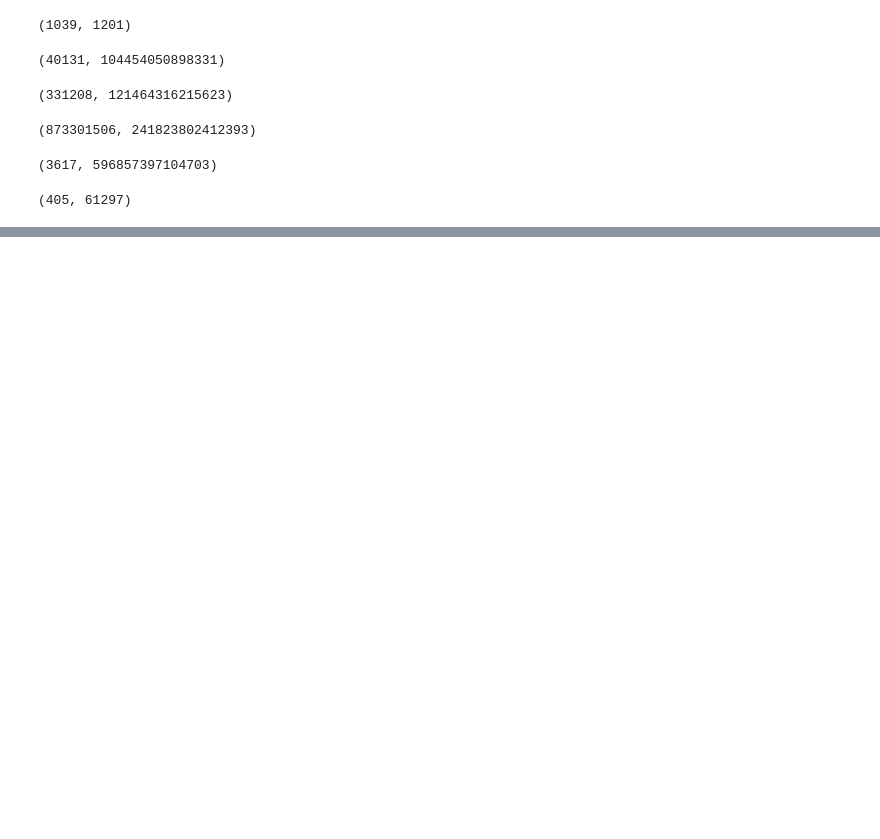
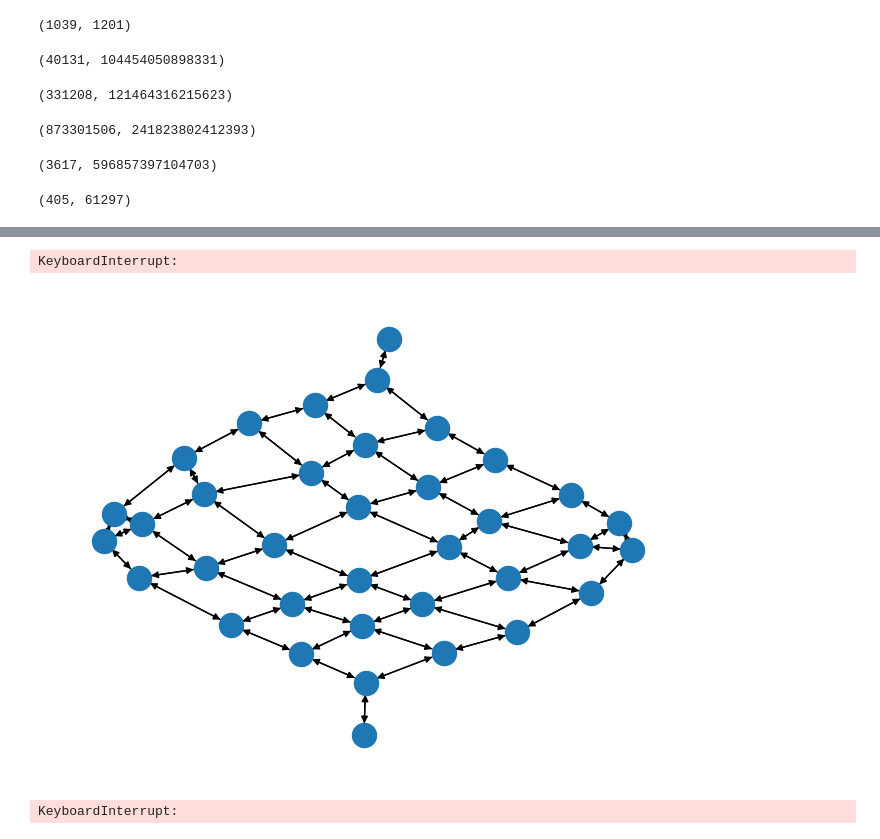
Before and after one commit to tonzgao/advent-code, a Jupyter notebook: 2023/2023.ipynb, the cells around one changed output, grey strips where cells are left out. Saved outputs shown, nothing was run; the diff lists cells and outputs as text; code cells hidden in the pictures; blank space fills up the shorter version.

```diff
--- a/2023/2023.ipynb
+++ b/2023/2023.ipynb
@@ -984,0 +1035,5 @@ day22(*data22)
+# %%
+day23(data23, False)
+# %% [output]
+KeyboardInterrupt:
+[figure, added]
@@ -984,0 +1090,5 @@ day22(*data22)
+# %%
+visited = day23(data23, False)
+print(len(visited)-1)
+# %% [output]
+KeyboardInterrupt:
```
Also changed, not shown: parts of 3 cells of this notebook, 2 other files.
